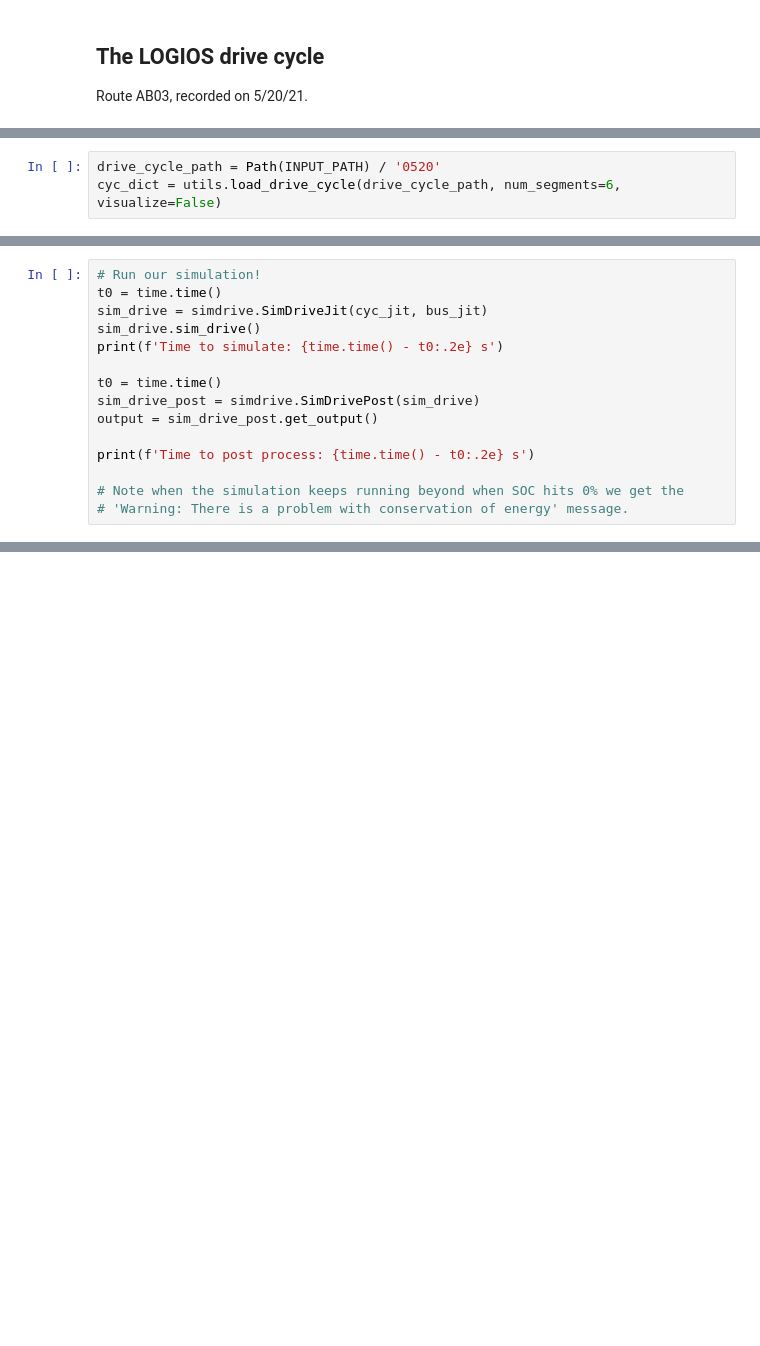
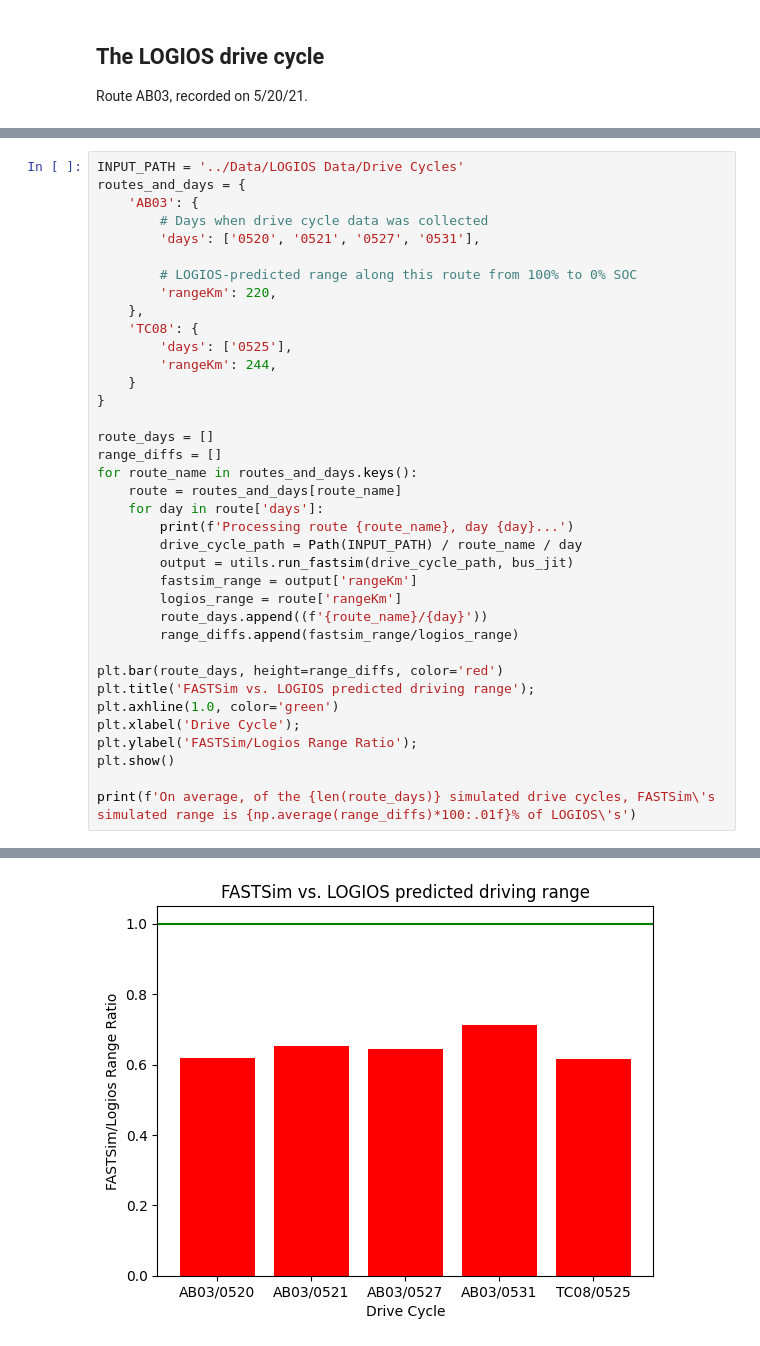
Before and after one commit to RESET-Lab/TransitBusSimulation, a Jupyter notebook: FASTSim Simulation/Bus Parameter Validation.ipynb, the cells around one changed output, grey strips where cells are left out. Saved outputs shown, nothing was run; the diff lists cells and outputs as text; blank space fills up the shorter version.

```diff
--- a/FASTSim Simulation/Bus Parameter Validation.ipynb
+++ b/FASTSim Simulation/Bus Parameter Validation.ipynb
@@ -55,3 +40,0 @@ INPUT_PATH = '../Data/LOGIOS Data/'
-# %%
-drive_cycle_path = Path(INPUT_PATH) / '0520'
-cyc_dict = utils.load_drive_cycle(drive_cycle_path, num_segments=6, visualize=False)
@@ -65,15 +40,0 @@ Time to load cycle: 6.51e-01 s
-# %%
-# Run our simulation!
-t0 = time.time()
-sim_drive = simdrive.SimDriveJit(cyc_jit, bus_jit)
-sim_drive.sim_drive()
-print(f'Time to simulate: {time.time() - t0:.2e} s')
-
-t0 = time.time()
-sim_drive_post = simdrive.SimDrivePost(sim_drive)
-output = sim_drive_post.get_output()
-
-print(f'Time to post process: {time.time() - t0:.2e} s')
-
-# Note when the simulation keeps running beyond when SOC hits 0% we get the
-# 'Warning: There is a problem with conservation of energy' message.
@@ -107,0 +41,38 @@ Bus range before 0% S0C: 135.98 km
+# %%
+INPUT_PATH = '../Data/LOGIOS Data/Drive Cycles'
+routes_and_days = {
+    'AB03': {
+        # Days when drive cycle data was collected
+        'days': ['0520', '0521', '0527', '0531'],
+
+        # LOGIOS-predicted range along this route from 100% to 0% SOC
+        'rangeKm': 220,
+    },
+    'TC08': {
+        'days': ['0525'],
+        'rangeKm': 244,
+    }
+}
+
+route_days = []
+range_diffs = []
+for route_name in routes_and_days.keys():
+    route = routes_and_days[route_name]
+    for day in route['days']:
+        print(f'Processing route {route_name}, day {day}...')
+        drive_cycle_path = Path(INPUT_PATH) / route_name / day
+        output = utils.run_fastsim(drive_cycle_path, bus_jit)
+        fastsim_range = output['rangeKm']
+        logios_range = route['rangeKm']
+        route_days.append((f'{route_name}/{day}'))
+        range_diffs.append(fastsim_range/logios_range)
+
+plt.bar(route_days, height=range_diffs, color='red')
+plt.title('FASTSim vs. LOGIOS predicted driving range');
+plt.axhline(1.0, color='green')
+plt.xlabel('Drive Cycle');
+plt.ylabel('FASTSim/Logios Range Ratio');
+plt.show()
+
+print(f'On average, of the {len(route_days)} simulated drive cycles, FASTSim\'s simulated range is {np.average(range_diffs)*100:.01f}% of LOGIOS\'s')
+# %% [output]
@@ -107,0 +94 @@ Bus range before 0% S0C: 135.98 km
+[figure, added]
```
Also changed, not shown: parts of 9 cells of this notebook, 2 other files.
